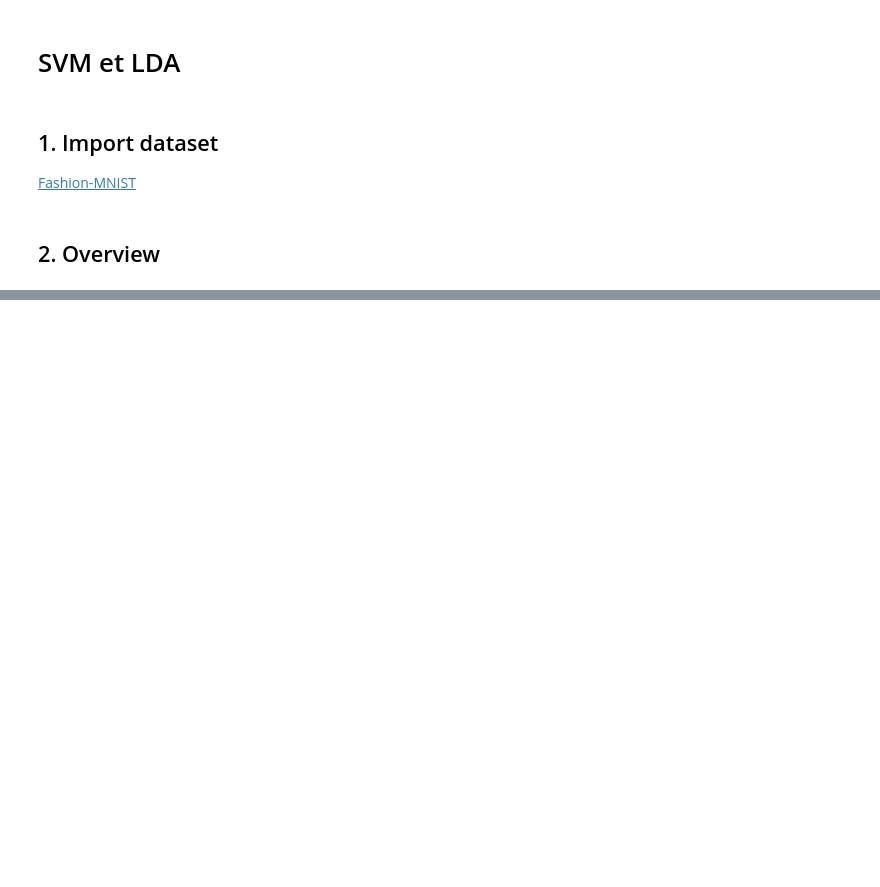
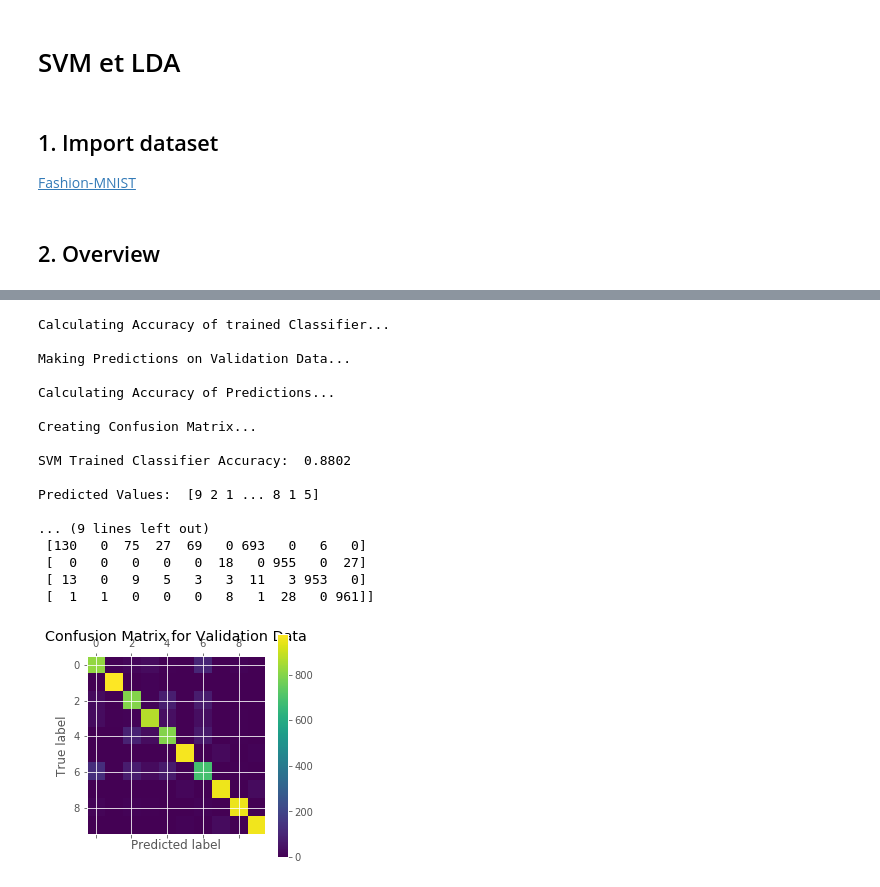
Before and after one commit to MatPont/Fashion-MNIST, a Jupyter notebook: Rapport.ipynb, the cells around one changed output, grey strips where cells are left out. Drawn from its saved outputs; the diff is of its cells as text; code cells hidden in the pictures; blank space fills up the shorter version.

```diff
--- a/Rapport.ipynb
+++ b/Rapport.ipynb
@@ -26,0 +65,20 @@ clf.fit(X_train, y_train)
+# %%
+import sys
+import time
+import numpy as np
+import pickle
+from sklearn import model_selection, svm, preprocessing
+from sklearn.metrics import accuracy_score,confusion_matrix
+from sklearn.svm import SVC
+import matplotlib.pyplot as plt
+from matplotlib import style
+from datetime import datetime
+style.use('ggplot')
+
+startedAt = datetime.now()
+print("Starting to fit at: " + startedAt.strftime('%Y-%m-%d %H:%M:%S'))
+clf = OneVsRestClassifier(SVC(gamma=0.1, kernel='poly', C=10))
+clf.fit(X_train, y_train)
+finishedAt = datetime.now()
+print("Done at: " + finishedAt.strftime('%Y-%m-%d %H:%M:%S'))
+print("Took " +(str(finishedAt-startedAt)) + " to finish.")
@@ -26,0 +89,50 @@ clf.fit(X_train, y_train)
+# %%
+with open('MNIST_SVM.pickle','wb') as f:
+	pickle.dump(clf, f)
+
+pickle_in = open('MNIST_SVM.pickle','rb')
+clf = pickle.load(pickle_in)
+
+print('\nCalculating Accuracy of trained Classifier...')
+acc = clf.score(X_test,y_test)
+
+print('\nMaking Predictions on Validation Data...')
+y_pred = clf.predict(X_test)
+
+print('\nCalculating Accuracy of Predictions...')
+accuracy = accuracy_score(y_test, y_pred)
+
+print('\nCreating Confusion Matrix...')
+conf_mat = confusion_matrix(y_test,y_pred)
+
+print('\nSVM Trained Classifier Accuracy: ',acc)
+print('\nPredicted Values: ',y_pred)
+print('\nAccuracy of Classifier on Validation Images: ',accuracy)
+print('\nConfusion Matrix: \n',conf_mat)
+
+# Plot Confusion Matrix Data as a Matrix
+plt.matshow(conf_mat)
+plt.title('Confusion Matrix for Validation Data')
+plt.colorbar()
+plt.ylabel('True label')
+plt.xlabel('Predicted label')
+plt.show()
+# %% [output]
+Calculating Accuracy of trained Classifier...
+
+Making Predictions on Validation Data...
+
+Calculating Accuracy of Predictions...
+
+Creating Confusion Matrix...
+
+SVM Trained Classifier Accuracy:  0.8802
+
+Predicted Values:  [9 2 1 ... 8 1 5]
+
+... (9 lines left out)
+ [130   0  75  27  69   0 693   0   6   0]
+ [  0   0   0   0   0  18   0 955   0  27]
+ [ 13   0   9   5   3   3  11   3 953   0]
+ [  1   1   0   0   0   8   1  28   0 961]]
+[figure, added]
```
Also changed, not shown: parts of 13 cells of this notebook, 4 other files.
